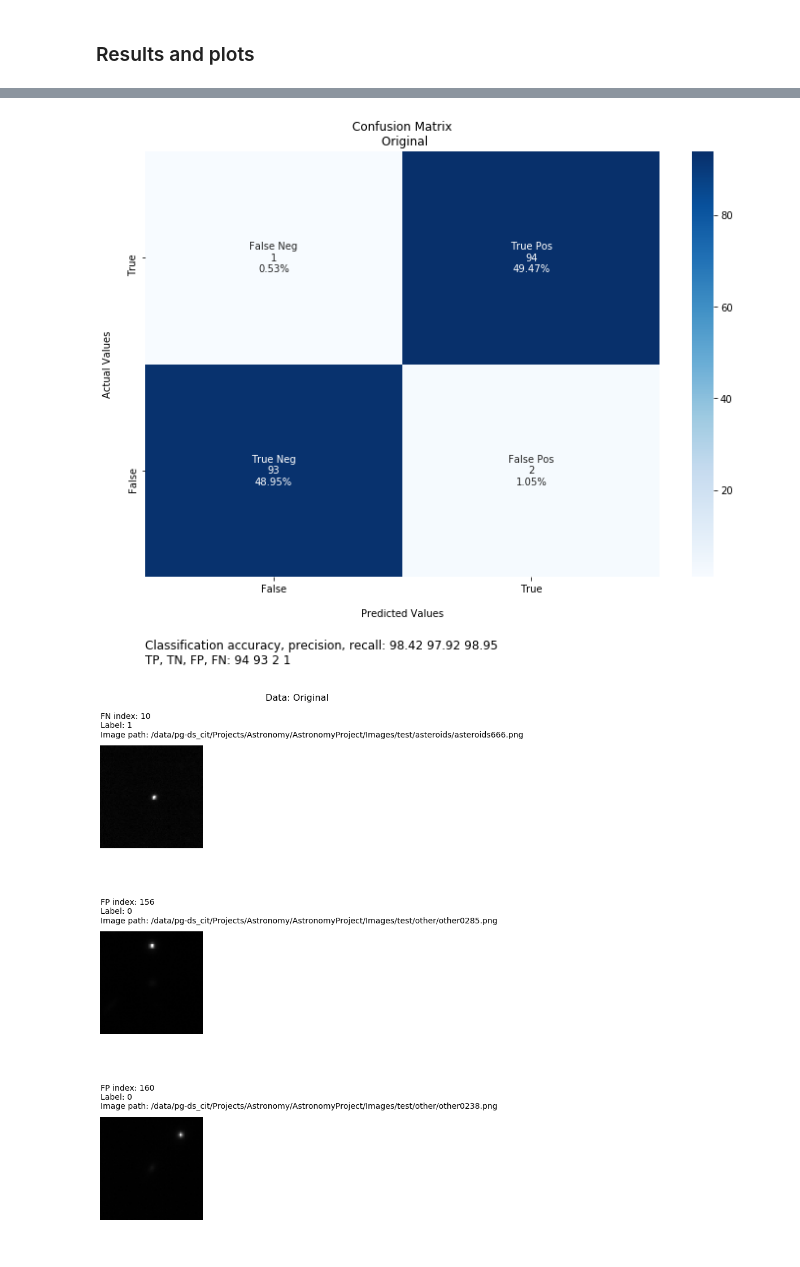
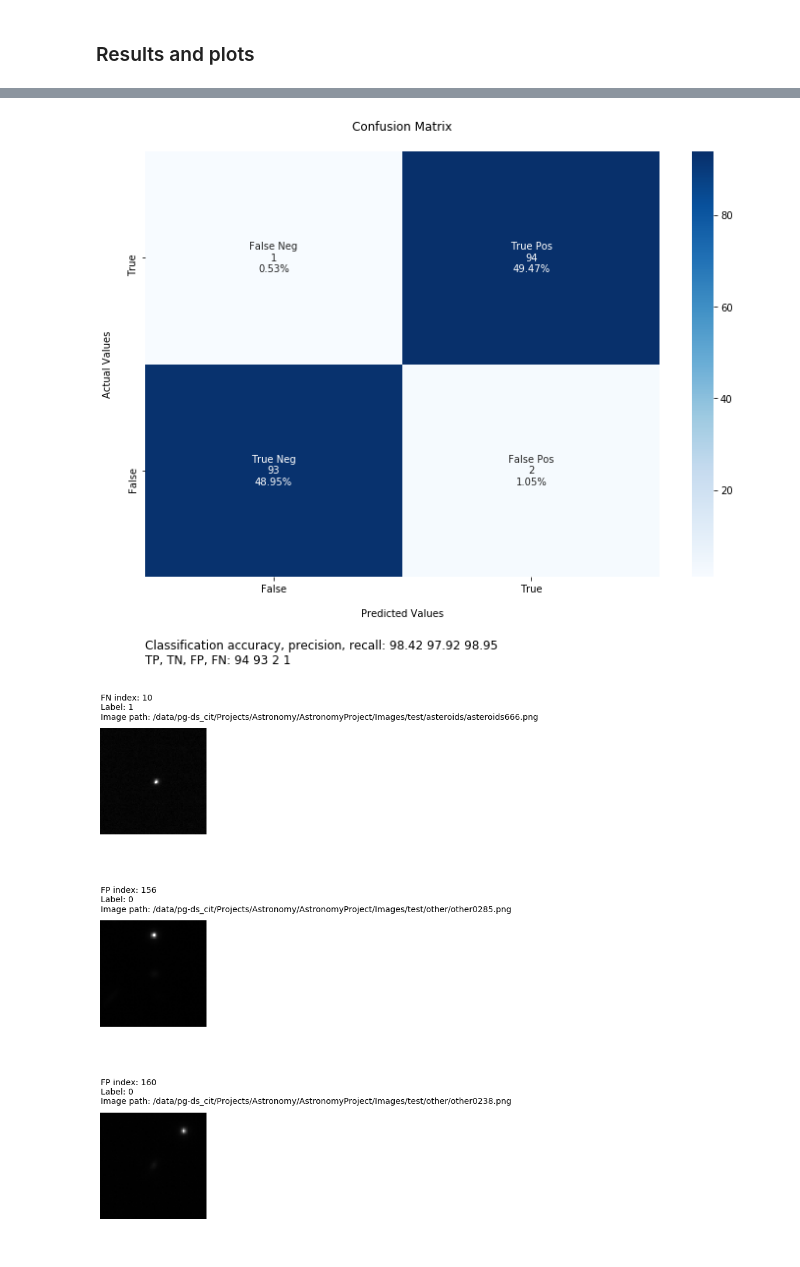
Before and after one commit to ymzayek/asteroidsCNN, a Jupyter notebook: trainSimpleCNN.ipynb, the cells around one changed output, grey strips where cells are left out. Saved outputs shown, nothing was run; the diff lists cells and outputs as text; code cells hidden in the pictures.

Commit message:
simplified training; removed crop/resize options

```diff
--- a/trainSimpleCNN.ipynb
+++ b/trainSimpleCNN.ipynb
@@ -1,11 +1,11 @@
 # %%
 # Tensorflow 2 version
 import matplotlib.pyplot as plt
+import seaborn as sns
 import numpy as np
 import pandas as pd
 import tensorflow as tf
 from PIL import Image
-import cv2
 import os
 from sklearn.metrics import confusion_matrix
 import glob
@@ -22,24 +22,11 @@ import utils.CNN_utils as cu
 
 %matplotlib inline
 
-save = True
+save = False
 # %% [markdown]
 ### Helper functions
 # %%
-def crop_center(im, new_w, new_h):
-    width, height = im.size   # Get dimensions
-
-    left = (width - new_w)/2
-    top = (height - new_h)/2
-    right = (width + new_w)/2
-    bottom = (height + new_h)/2
-
-    # Crop the center of the image
-    im = im.crop((left, top, right, bottom))
-
-    return im
-
-def load_data_from_images(image_path, datasplit, mode, size = (20,20)):
+def load_data_from_images(image_path, datasplit):
     image_path = image_path
     data = {
         "Path": [
@@ -51,17 +38,10 @@ def load_data_from_images(image_path, datasplit, mode, size = (20,20)):
          }
     df = pd.DataFrame(data).explode('Path')
     df = df.sample(frac=1, random_state=35) #shuffle
-    crop_w, crop_h = size
     x = []
     y = []
     for i, file in enumerate(df['Path']):
         im = Image.open(file)
-        if mode == "Crop":
-            im = crop_center(im, crop_w, crop_h)
-        elif mode == "Resize":
-            im = im.resize((crop_w, crop_h))
-        else:
-            pass
         im = np.asarray(im)
         x.append(im)
         y.append(df['Label'].iloc[i])
@@ -72,11 +52,9 @@ def load_data_from_images(image_path, datasplit, mode, size = (20,20)):
 # %%
 image_path = "/data/pg-ds_cit/Projects/Astronomy/AstronomyProject/Images"
 
-mode = "Original" #"Crop", "Resize", or "Original"
-
-trainSet, X_train, Y_train = load_data_from_images(image_path, 'train', mode, size = (20,20))
-validSet, X_valid, Y_valid = load_data_from_images(image_path, 'valid', mode, size = (20,20))
-testSet, X_test, Y_test = load_data_from_images(image_path, 'test', mode, size = (20,20))
+trainSet, X_train, Y_train = load_data_from_images(image_path, 'train')
+validSet, X_valid, Y_valid = load_data_from_images(image_path, 'valid')
+testSet, X_test, Y_test = load_data_from_images(image_path, 'test')
 # %%
 print('Using Keras version:', __version__, 'with backend:', K.backend(), tf.__version__)
 
@@ -356,6 +331,4 @@ Saving model to cnn_asteroids_Original.h5
 # %%
-import seaborn as sns
-
 plt.figure(figsize=(10,8))
 
 cf_matrix = confusion_matrix(Y_test, predictionsTest)
@@ -374,7 +347,7 @@ labels = [f"{v1}\n{v2}\n{v3}" for v1, v2, v3 in
 labels = np.asarray(labels).reshape(2,2)
 ax = sns.heatmap(cf_matrix, annot=labels, fmt='', cmap='Blues')
 
-ax.set_title(f'Confusion Matrix\n {mode}');
+ax.set_title(f'Confusion Matrix\n');
 ax.set_xlabel('\nPredicted Values')
 ax.set_ylabel('Actual Values\n');
 
@@ -388,37 +361,37 @@ ax.text(0, -0.2, test_set_metrics, wrap=True, horizontalalignment='left', fontsi
 plt.tight_layout()
 
 if save:
-    plt.savefig(f"/data/p301081/astronomy/results/plots_kids/confusionMatrix_{mode}.png")
+    plt.savefig(f"/data/p301081/astronomy/results/plots_kids/confusionMatrix.png")
 
 plt.show()
 # %% [output]
-[figure, old version]
+[figure, new version]
 # %%
 rows = int(group_counts[1]) + int(group_counts[2])
 fig = plt.figure(figsize=(10,14))
 plt.axis('off')
-fig.suptitle(f'Data: {mode}', y=.98, fontsize = 16)
+fig.suptitle(f'', y=.98, fontsize = 16)
 plt.tight_layout()
 s = 1
 for idx, (first, second) in enumerate(zip(predictionsTest, Y_test)):
     if first == 1 and first != second:
         fig.add_subplot(rows, 1, s)
         plt.imshow(X_test[idx,...,0], cmap='gray')
         plt_txt = f"FP index: {idx}\nLabel: {int(Y_test[idx])}\nImage path: {testSet['Path'].iloc[idx]}"
         plt.text(0, -10, plt_txt, wrap=True, horizontalalignment='left', fontsize=14)
         plt.axis('off')
         plt.tight_layout()
         s+=1
     if first == 0 and first != second:
         fig.add_subplot(rows, 1, s)
         plt.imshow(X_test[idx,...,0], cmap='gray')
         plt_txt = f"FN index: {idx}\nLabel: {int(Y_test[idx])}\nImage path: {testSet['Path'].iloc[idx]}"
         plt.text(0, -10, plt_txt, wrap=True, horizontalalignment='left', fontsize=14)
         plt.axis('off')
         plt.tight_layout()
         s+=1
 plt.tight_layout()
 if save:
-    plt.savefig(f"/data/p301081/astronomy/results/plots_kids/fp_fn_{mode}.png")
+    plt.savefig(f"/data/p301081/astronomy/results/plots_kids/fp_fn.png")
 # %% [output]
-[figure, old version]
+[figure, new version]
```
Also changed, not shown: parts of 4 cells of this notebook, 2 other files.
